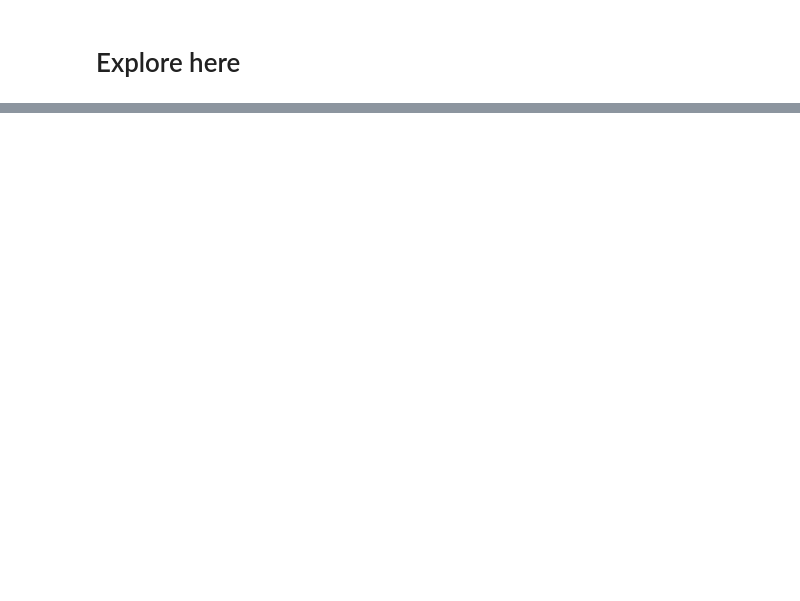
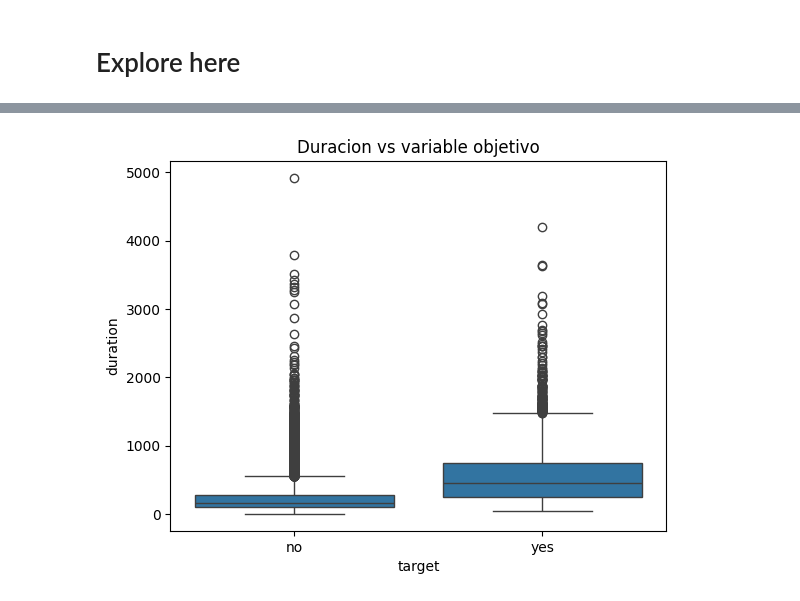
Before and after one commit to JozueDev/Proyecto-de-Regresi-n-Log-stica, a Jupyter notebook: src/explore.ipynb, the cells around one changed output, grey strips where cells are left out. Drawn from its saved outputs; the diff is of its cells as text; code cells hidden in the pictures; blank space fills up the shorter version.

```diff
--- a/src/explore.ipynb
+++ b/src/explore.ipynb
@@ -94,0 +88,7 @@ total_data.drop(['ID'], axis=1, inplace=True)
+# %%
+# 6. Análisis bivariado: Numérica vs Target
+sns.boxplot(x='target', y='duration', data=df)
+plt.title('Duracion vs variable objetivo')
+plt.show()
+# %% [output]
+[figure, added]
```
Also changed, not shown: parts of 21 cells of this notebook.
